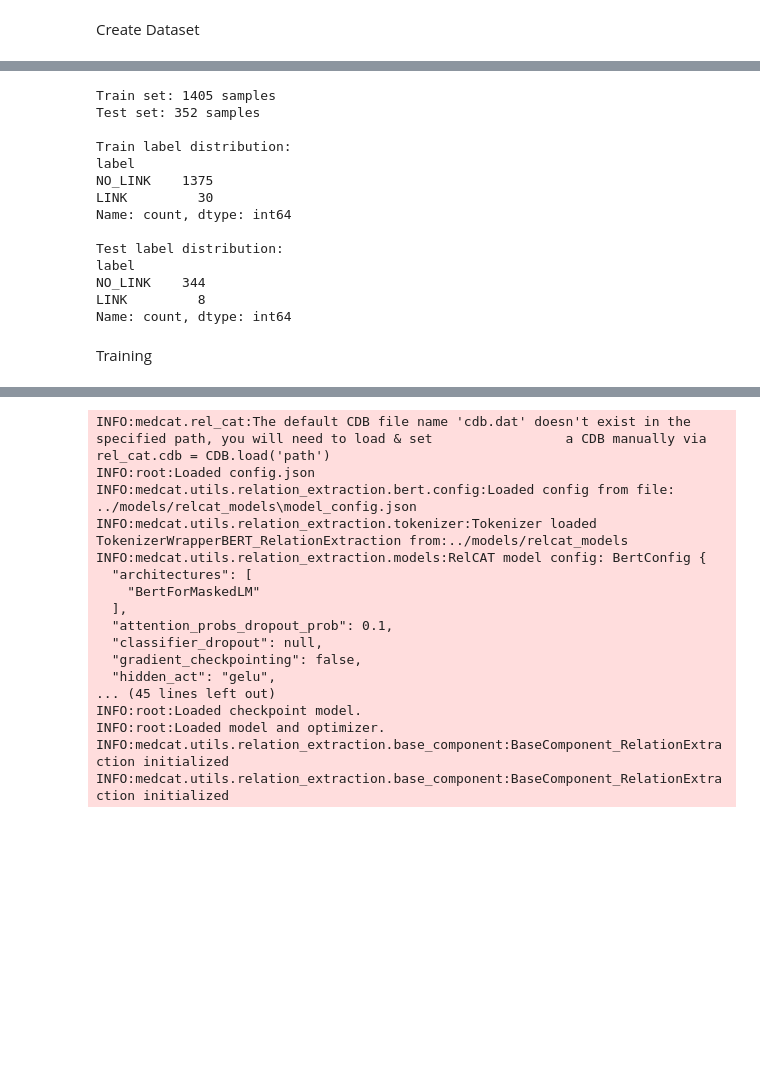
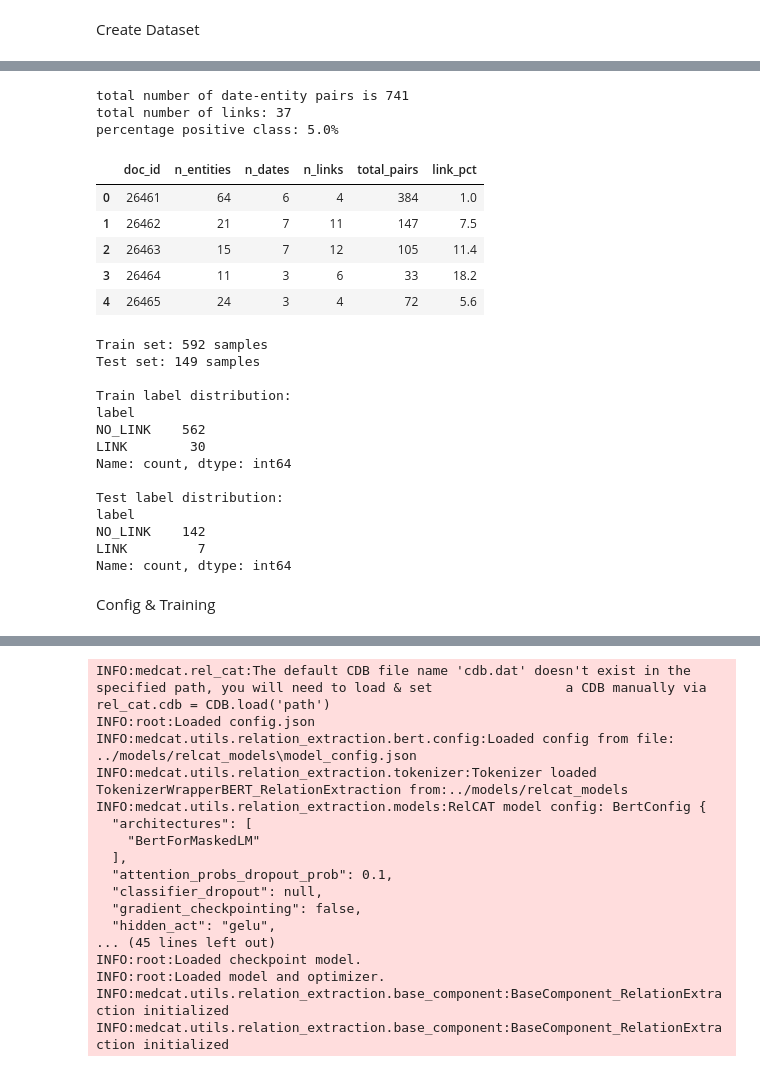
Before and after one commit to uclh-criu/patient-clinical-timeline-extraction, a Jupyter notebook: notebooks/relcat_experiments.ipynb, the cells around one changed output, grey strips where cells are left out. Saved outputs shown, nothing was run; the diff lists cells and outputs as text; code cells hidden in the pictures; blank space fills up the shorter version.

```diff
--- a/notebooks/relcat_experiments.ipynb
+++ b/notebooks/relcat_experiments.ipynb
@@ -99,0 +209,13 @@ df
+# %%
+# Pair-based stats from the generated df
+pair_stats = (
+    df.groupby("doc_id")
+      .agg(
+          total_pairs=("label", "size"),
+          link_pairs=("label", lambda s: (s == "LINK").sum()),
+      )
+      .reset_index()
+)
+
+pair_stats["link_pct"] = (100 * pair_stats["link_pairs"] / pair_stats["total_pairs"]).round(1)
+pair_stats
@@ -99,0 +229,29 @@ df
+# %%
+# Merge stats with doc_level summary
+doc_level = (
+    doc_level.merge(pair_stats[["doc_id", "total_pairs", "link_pct"]], on="doc_id", how="left")
+             .sort_values("doc_id")
+             .reset_index(drop=True)
+)
+
+# Calculate additional metrics
+total_pairs_overall = len(df)
+link_total = (df["label"] == "LINK").sum()
+link_pct_overall = 100 * (df["label"] == "LINK").mean()
+
+print(f"total number of date-entity pairs is {total_pairs_overall}")
+print(f"total number of links: {link_total}")
+print(f"percentage positive class: {link_pct_overall:.1f}%")
+
+#Look at overall doc level summary
+doc_level
+# %% [output]
+total number of date-entity pairs is 741
+total number of links: 37
+percentage positive class: 5.0%
+|  | doc_id | n_entities | n_dates | n_links | total_pairs | link_pct |
+| 0 | 26461 | 64 | 6 | 4 | 384 | 1.0 |
+| 1 | 26462 | 21 | 7 | 11 | 147 | 7.5 |
+| 2 | 26463 | 15 | 7 | 12 | 105 | 11.4 |
+| 3 | 26464 | 11 | 3 | 6 | 33 | 18.2 |
+| 4 | 26465 | 24 | 3 | 4 | 72 | 5.6 |
@@ -100,5 +261,6 @@ df
 # %%
-# Split the dataset
+# Split the dataset and save
+
 train_df, test_df = train_test_split(df, test_size=0.2, random_state=42, stratify=df['label'])
 
 print(f"Train set: {len(train_df)} samples")
@@ -109,22 +271,22 @@ print("\nTest label distribution:")
 print(test_df["label"].value_counts())
 
 # Save train and test sets
-train_df.to_csv("../data/relations_date_entity_train.tsv", sep="\t", index=False)
-test_df.to_csv("../data/relations_date_entity_test.tsv", sep="\t", index=False)
+train_df.to_csv("../data/relcat_training_data.tsv", sep="\t", index=False)
+test_df.to_csv("../data/relcat_test_data.tsv", sep="\t", index=False)
 # %% [output]
-Train set: 1405 samples
-Test set: 352 samples
+Train set: 592 samples
+Test set: 149 samples
 
 Train label distribution:
 label
-NO_LINK    1375
-LINK         30
+NO_LINK    562
+LINK        30
 Name: count, dtype: int64
 
 Test label distribution:
 label
-NO_LINK    344
-LINK         8
+NO_LINK    142
+LINK         7
 Name: count, dtype: int64
-# %% [markdown]
-Training
+# %% [markdown]
+Config & Training
```
Also changed, not shown: parts of 36 cells of this notebook, 4 other files.
